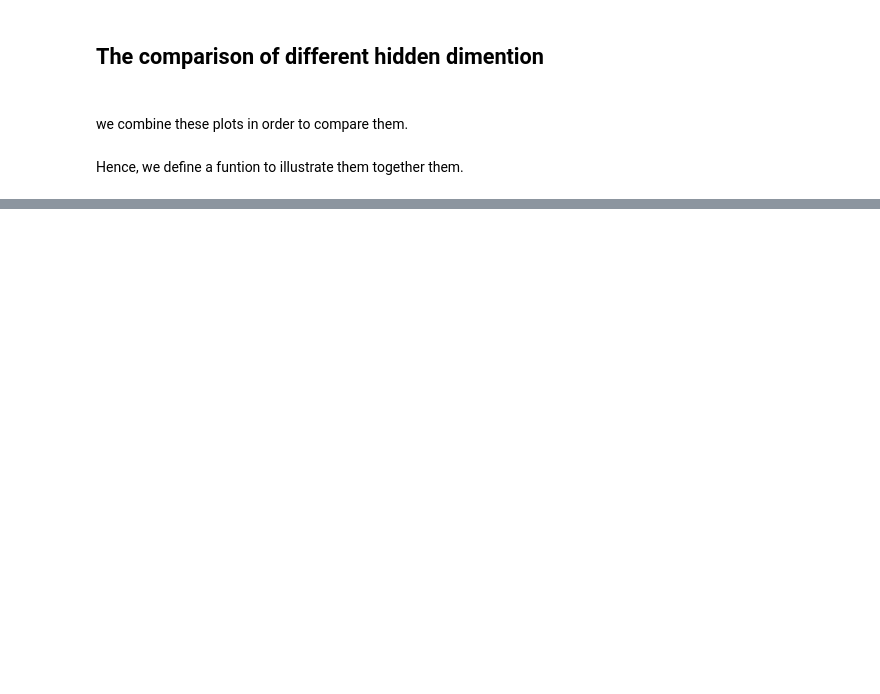
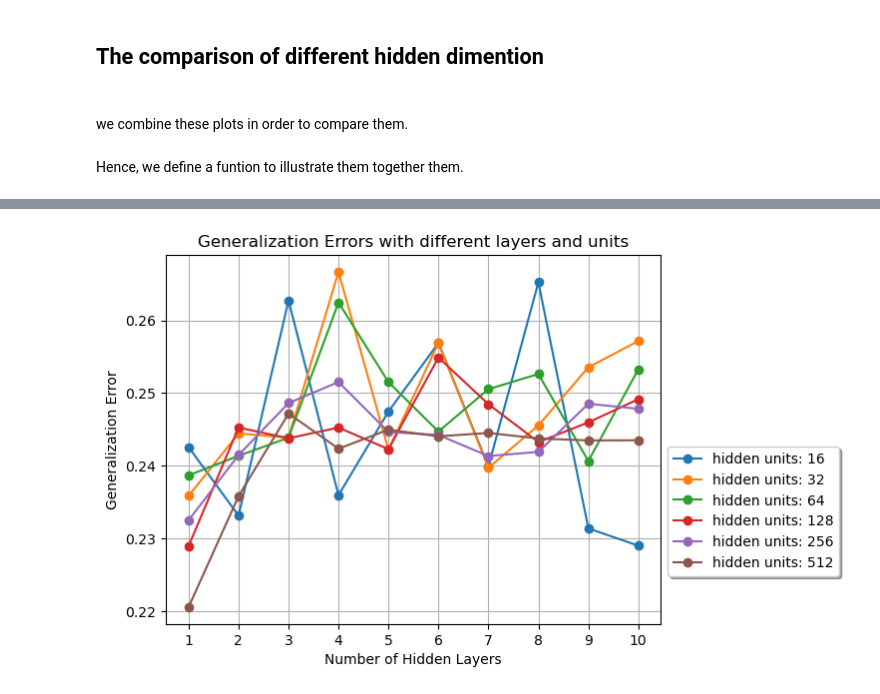
Before and after one commit to jennifer-dtu-2023/02450_project2, a Jupyter notebook: 2023-10-29_1a_regression_methods/2023-10-06_james_Regression_ANN/ANN_for_regression.ipynb, the cells around one changed output, grey strips where cells are left out. Cells and saved outputs as stored; diff of their text form; code cells hidden in the pictures; blank space fills up the shorter version.

```diff
--- a/2023-10-29_1a_regression_methods/2023-10-06_james_Regression_ANN/ANN_for_regression.ipynb
+++ b/2023-10-29_1a_regression_methods/2023-10-06_james_Regression_ANN/ANN_for_regression.ipynb
@@ -319,0 +323,27 @@ plot_compare(hidden_dim_list, hidden_layers_list, GEL_medDim)
+# %%
+def plot_compare_sec(hidden_dim_list, hidden_layers_list, GEL_medDim):
+    colors = ['b', 'g', 'r', 'orange', 'pink', 'purple']
+
+    for i, color in enumerate(colors):
+        plt.plot(hidden_layers_list, GEL_medDim[i], marker='o', label='hidden units: {}'.format(hidden_dim_list[i]))
+
+    plt.xlabel("Number of Hidden Layers")
+    plt.ylabel("Generalization Error")
+    plt.title("Generalization Errors with different layers and units")
+    plt.xticks(hidden_layers_list)
+    plt.grid()
+    plt.legend(loc='upper left', bbox_to_anchor=(1, 0.5), fancybox=True, shadow=True)
+    plt.show()
+# %%
+num_epochs = 30
+input_dim = 25
+hidden_dim_list = [16, 32, 64, 128, 256, 512]
+GEL_medDim = []
+
+for hidden_dim in hidden_dim_list:
+    hidden_layers_list, generalization_errors_list = Analysis(num_epochs, input_dim, hidden_dim)
+    GEL_medDim.append(generalization_errors_list)
+
+plot_compare_sec(hidden_dim_list, hidden_layers_list, GEL_medDim)
+# %% [output]
+[figure, added]
```
Also changed, not shown: parts of 5 cells of this notebook.
